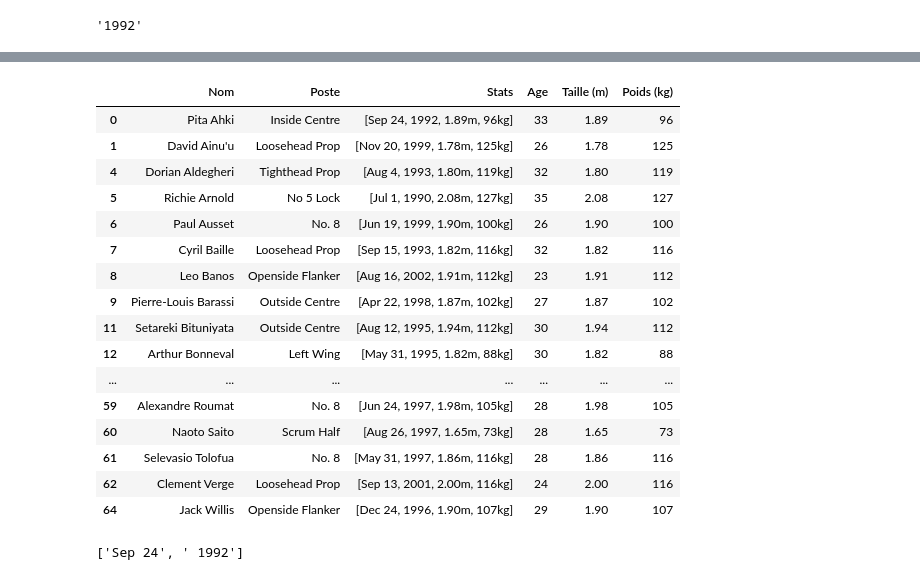
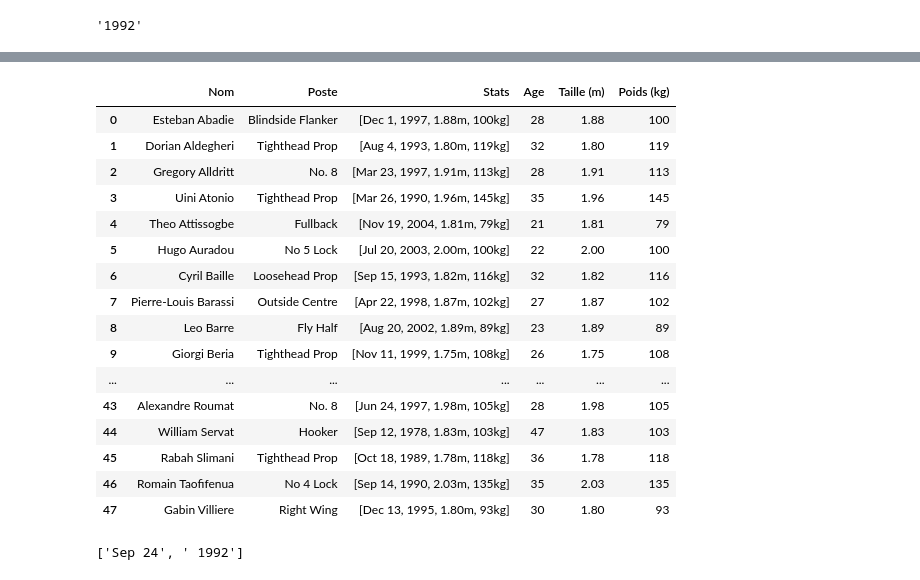
Before and after one commit to gentalex/rugby3, a Jupyter notebook: df_equipe_details.ipynb, the cells around one changed output, grey strips where cells are left out. Cells and saved outputs as stored; diff of their text form; code cells hidden in the pictures.

```diff
--- a/df_equipe_details.ipynb
+++ b/df_equipe_details.ipynb
@@ -271,23 +364,23 @@ def fn_df_club(ville):
 # %%
-fn_df_club('toulouse')
+fn_df_club('france')
 # %% [output]
 |  | Nom | Poste | Stats | Age | Taille (m) | Poids (kg) |
-| 0 | Pita Ahki | Inside Centre | [Sep 24, 1992, 1.89m, 96kg] | 33 | 1.89 | 96 |
-| 1 | David Ainu'u | Loosehead Prop | [Nov 20, 1999, 1.78m, 125kg] | 26 | 1.78 | 125 |
-| 4 | Dorian Aldegheri | Tighthead Prop | [Aug 4, 1993, 1.80m, 119kg] | 32 | 1.80 | 119 |
-| 5 | Richie Arnold | No 5 Lock | [Jul 1, 1990, 2.08m, 127kg] | 35 | 2.08 | 127 |
-| 6 | Paul Ausset | No. 8 | [Jun 19, 1999, 1.90m, 100kg] | 26 | 1.90 | 100 |
-| 7 | Cyril Baille | Loosehead Prop | [Sep 15, 1993, 1.82m, 116kg] | 32 | 1.82 | 116 |
-| 8 | Leo Banos | Openside Flanker | [Aug 16, 2002, 1.91m, 112kg] | 23 | 1.91 | 112 |
-| 9 | Pierre-Louis Barassi | Outside Centre | [Apr 22, 1998, 1.87m, 102kg] | 27 | 1.87 | 102 |
-| 11 | Setareki Bituniyata | Outside Centre | [Aug 12, 1995, 1.94m, 112kg] | 30 | 1.94 | 112 |
-| 12 | Arthur Bonneval | Left Wing | [May 31, 1995, 1.82m, 88kg] | 30 | 1.82 | 88 |
+| 0 | Esteban Abadie | Blindside Flanker | [Dec 1, 1997, 1.88m, 100kg] | 28 | 1.88 | 100 |
+| 1 | Dorian Aldegheri | Tighthead Prop | [Aug 4, 1993, 1.80m, 119kg] | 32 | 1.80 | 119 |
+| 2 | Gregory Alldritt | No. 8 | [Mar 23, 1997, 1.91m, 113kg] | 28 | 1.91 | 113 |
+| 3 | Uini Atonio | Tighthead Prop | [Mar 26, 1990, 1.96m, 145kg] | 35 | 1.96 | 145 |
+| 4 | Theo Attissogbe | Fullback | [Nov 19, 2004, 1.81m, 79kg] | 21 | 1.81 | 79 |
+| 5 | Hugo Auradou | No 5 Lock | [Jul 20, 2003, 2.00m, 100kg] | 22 | 2.00 | 100 |
+| 6 | Cyril Baille | Loosehead Prop | [Sep 15, 1993, 1.82m, 116kg] | 32 | 1.82 | 116 |
+| 7 | Pierre-Louis Barassi | Outside Centre | [Apr 22, 1998, 1.87m, 102kg] | 27 | 1.87 | 102 |
+| 8 | Leo Barre | Fly Half | [Aug 20, 2002, 1.89m, 89kg] | 23 | 1.89 | 89 |
+| 9 | Giorgi Beria | Tighthead Prop | [Nov 11, 1999, 1.75m, 108kg] | 26 | 1.75 | 108 |
 | ... | ... | ... | ... | ... | ... | ... |
-| 59 | Alexandre Roumat | No. 8 | [Jun 24, 1997, 1.98m, 105kg] | 28 | 1.98 | 105 |
-| 60 | Naoto Saito | Scrum Half | [Aug 26, 1997, 1.65m, 73kg] | 28 | 1.65 | 73 |
-| 61 | Selevasio Tolofua | No. 8 | [May 31, 1997, 1.86m, 116kg] | 28 | 1.86 | 116 |
-| 62 | Clement Verge | Loosehead Prop | [Sep 13, 2001, 2.00m, 116kg] | 24 | 2.00 | 116 |
-| 64 | Jack Willis | Openside Flanker | [Dec 24, 1996, 1.90m, 107kg] | 29 | 1.90 | 107 |
+| 43 | Alexandre Roumat | No. 8 | [Jun 24, 1997, 1.98m, 105kg] | 28 | 1.98 | 105 |
+| 44 | William Servat | Hooker | [Sep 12, 1978, 1.83m, 103kg] | 47 | 1.83 | 103 |
+| 45 | Rabah Slimani | Tighthead Prop | [Oct 18, 1989, 1.78m, 118kg] | 36 | 1.78 | 118 |
+| 46 | Romain Taofifenua | No 4 Lock | [Sep 14, 1990, 2.03m, 135kg] | 35 | 2.03 | 135 |
+| 47 | Gabin Villiere | Right Wing | [Dec 13, 1995, 1.80m, 93kg] | 30 | 1.80 | 93 |
 # %%
 df_rugby['Stats'][0][0].split(',')
 # %% [output]
```
Also changed, not shown: parts of 1 cell of this notebook, 2 other files.
